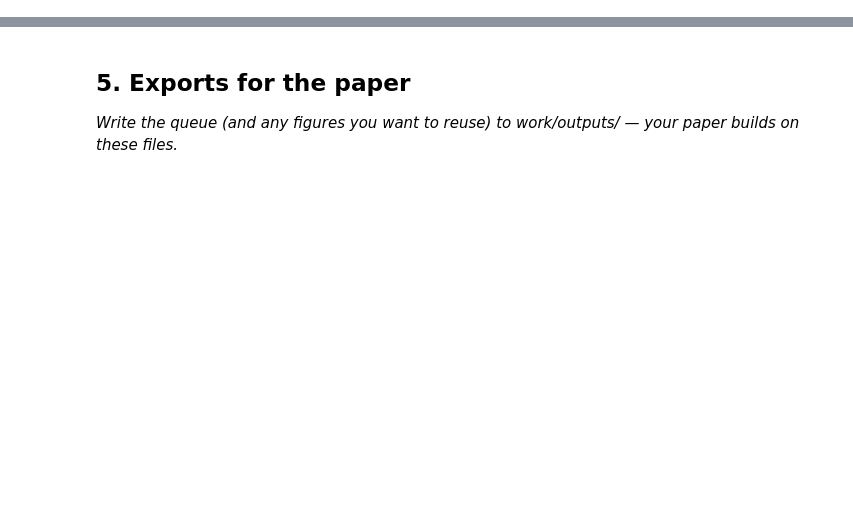
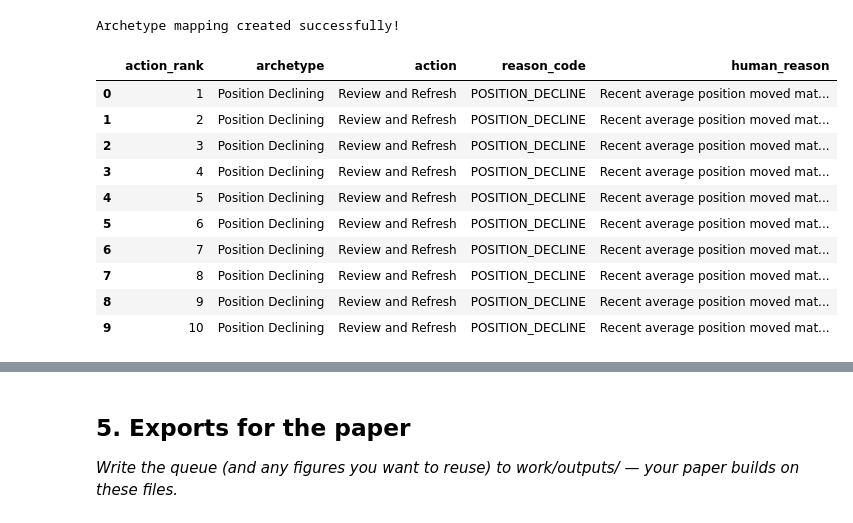
Before and after one commit to alsa-mirza/flyrank-ml-internship, a Jupyter notebook: work/notebooks/w07_action_playbook.ipynb, the cells around one changed output, grey strips where cells are left out. Saved outputs shown, nothing was run; the diff lists cells and outputs as text; code cells hidden in the pictures; blank space fills up the shorter version.

```diff
--- a/work/notebooks/w07_action_playbook.ipynb
+++ b/work/notebooks/w07_action_playbook.ipynb
@@ -36,0 +22,6 @@ This skeleton is yours to fill. Work the sections **in order** — each one has
+# %%
+from google.colab import userdata
+from datasets import load_dataset
+
+HF_TOKEN = userdata.get("HF_TOKEN")
+print("HF token loaded:", HF_TOKEN is not None)
@@ -36,0 +30,14 @@ This skeleton is yours to fill. Work the sections **in order** — each one has
+# %%
+from datasets import load_dataset
+
+dataset = load_dataset(
+    "FlyRank/internship-warehouse",
+    "fact_content_query_90d",
+    split="train",
+    token=HF_TOKEN
+)
+df = dataset.to_pandas()
+print("Data loaded successfully!")
+print("Shape:", df.shape)
+print("\nColumns:")
+print(df.columns.tolist())
@@ -36,0 +284,50 @@ This skeleton is yours to fill. Work the sections **in order** — each one has
+# %%
+# Week 7 - Archetype to action mapping
+archetype_map = {
+    "POSITION_DECLINE": {
+        "archetype": "Position Declining",
+        "action": "Review and Refresh",
+        "human_reason": "Recent average position moved materially worse than the previous period."
+    },
+    "CTR_DECLINE": {
+        "archetype": "CTR Declining",
+        "action": "Review Metadata",
+        "human_reason": "Recent CTR was lower than the previous observed period."
+    },
+    "NO_CLEAR_SIGNAL": {
+        "archetype": "No Clear Signal",
+        "action": "Monitor",
+        "human_reason": "Available signals do not provide enough evidence for a specific intervention."
+    }
+}
+playbook["archetype"] = playbook["reason_code"].map(
+    lambda x: archetype_map[x]["archetype"]
+)
+playbook["human_reason"] = playbook["reason_code"].map(
+    lambda x: archetype_map[x]["human_reason"]
+)
+print("Archetype mapping created successfully!")
+display(
+    playbook[
+        [
+            "action_rank",
+            "archetype",
+            "action",
+            "reason_code",
+            "human_reason"
+        ]
+    ].head(10)
+)
+# %% [output]
+Archetype mapping created successfully!
+|  | action_rank | archetype | action | reason_code | human_reason |
+| 0 | 1 | Position Declining | Review and Refresh | POSITION_DECLINE | Recent average position moved mat... |
+| 1 | 2 | Position Declining | Review and Refresh | POSITION_DECLINE | Recent average position moved mat... |
+| 2 | 3 | Position Declining | Review and Refresh | POSITION_DECLINE | Recent average position moved mat... |
+| 3 | 4 | Position Declining | Review and Refresh | POSITION_DECLINE | Recent average position moved mat... |
+| 4 | 5 | Position Declining | Review and Refresh | POSITION_DECLINE | Recent average position moved mat... |
+| 5 | 6 | Position Declining | Review and Refresh | POSITION_DECLINE | Recent average position moved mat... |
+| 6 | 7 | Position Declining | Review and Refresh | POSITION_DECLINE | Recent average position moved mat... |
+| 7 | 8 | Position Declining | Review and Refresh | POSITION_DECLINE | Recent average position moved mat... |
+| 8 | 9 | Position Declining | Review and Refresh | POSITION_DECLINE | Recent average position moved mat... |
+| 9 | 10 | Position Declining | Review and Refresh | POSITION_DECLINE | Recent average position moved mat... |
```
Also changed, not shown: parts of 25 cells of this notebook.
